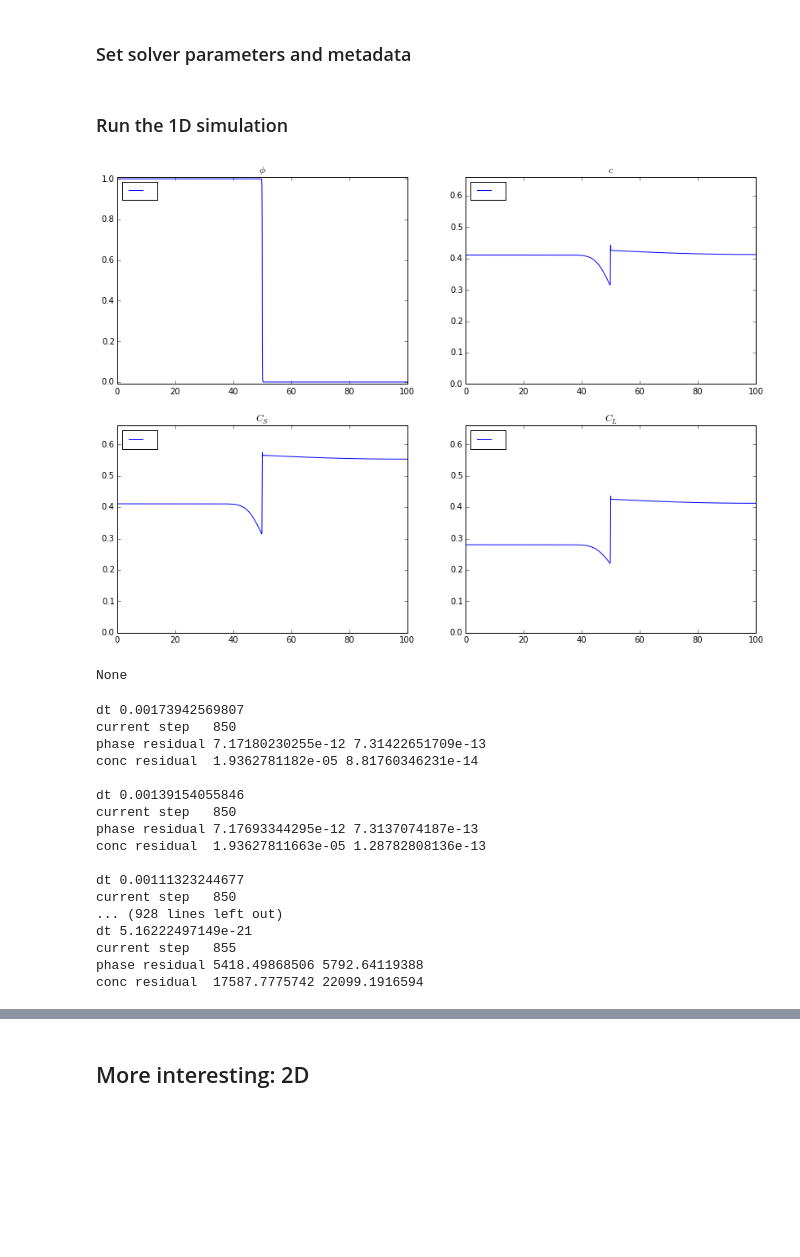
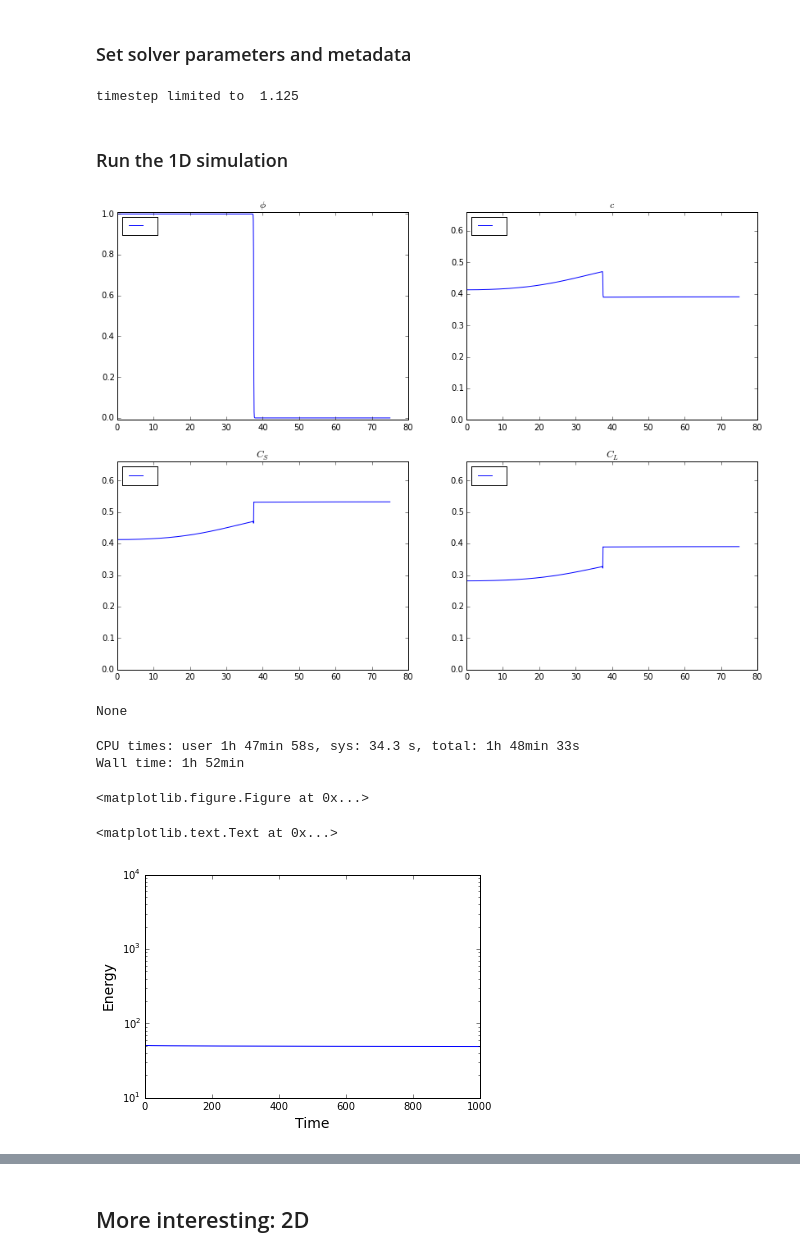
Before and after one commit to tkphd/KKS-binary-solidification, a Jupyter notebook: FiPy-KKS.ipynb, the cells around one changed output, grey strips where cells are left out. Saved outputs shown, nothing was run; the diff lists cells and outputs as text; code cells hidden in the pictures; blank space fills up the shorter version.

```diff
--- a/FiPy-KKS.ipynb
+++ b/FiPy-KKS.ipynb
@@ -402,8 +403,8 @@ def initCircular(mesh, phase, conc, Cs, Cl, circles):
     Cl.value = interpolateCl(phase, conc, grid=False)
 # %%
 def evolveInTime(phase, conc, Cs, Cl, viewer, \
-               phaseEq, concEq, solver, dt, dV, \
-               solidHistory, massHistory, \
+               phaseEq, concEq, solver, dt, dtLimit, dV, \
+               energyHistory, massHistory, \
                elapsedTime, currentStep, totalSteps, \
                dataDirectory):
     sweepLimit = 10
@@ -434,7 +435,7 @@ def evolveInTime(phase, conc, Cs, Cl, viewer, \
         if (phaseResidual < phaseResidual0 * tolerance) and (concResidual < concResidual0 * tolerance):
             elapsedTime += dt.value
             currentStep.setValue(currentStep.value + 1)
-            if dt.value < 1.:
+            if dt.value < dtLimit:
                 dt.setValue(dt.value * 1.1)
             if currentStep % 10 == 0:
                 display.display(viewer.plot())
@@ -442,7 +443,7 @@ def evolveInTime(phase, conc, Cs, Cl, viewer, \
                 glc = np.array(conc.globalValue)
                 glcs = np.array(Cs.globalValue)
                 glcl = np.array(Cl.globalValue)
-                solidHistory.append( (glp > 0.5).sum() * dV )
+                energyHistory.append( freeEnergyDensity(phase, conc, Cs, Cl).globalValue.sum() * dV )
                 massHistory.append( glc.sum() * dV )
                 if parallelComm.procID == 0:
                     np.savez_compressed('{0}/dump{1}.npz'.format(dataDirectory, currentStep), \
@@ -464,7 +465,7 @@ def evolveInTime(phase, conc, Cs, Cl, viewer, \
 # %%
 # Spatial parameters
 dx1 = 0.075    # mesh resolution
-nx1 = 100/dx1  # domain size
+nx1 = 75 / dx1 # domain size
 
 # 1D Grid
 mesh1D = Grid1D(nx=nx1, dx=dx1)
@@ -476,9 +477,6 @@ conc1  = CellVariable(mesh=mesh1D, hasOld=True)
 Cs1    = CellVariable(mesh=mesh1D, hasOld=True)
 Cl1    = CellVariable(mesh=mesh1D, hasOld=True)
 
-# Zero-flux (Neumann) boundary condition on concentration
-# conc1.faceGrad.constrain(0. * mesh1D.faceNormals, where=mesh1D.exteriorFaces)
-
 # Equations of motion
 phaseEq1 = buildPhaseEquation(mesh1D, phase1, Cs1, Cl1)
 concEq1 =  buildConcEquation(mesh1D, phase1, conc1, Cs1, Cl1)
@@ -509,52 +507,46 @@ viewer1 = MultiViewer(viewers = (Matplotlib1DViewer(vars=phase1, title='$\phi$',
 ### Set solver parameters and metadata
 # %%
 dt1 = Variable(5.0e-4) # initial timestep
+CFL1 = 250.
+dtLimit1 = CFL1 * dx1**2 / epsSq
+print 'timestep limited to ', dtLimit1
 
 elapsedTime1 = 0.
 currentStep1 = Variable(0) # Variables are mutable and passed by reference, integers are not.
 
 solver1 = Solver()
 
-solidHistory1 = []
+energyHistory1 = []
 massHistory1 = []
 
-solidHistory1.append( (np.array(phase1.globalValue) > 0.5).sum() * dV1 )
+energyHistory1.append( (np.array(phase1.globalValue) > 0.5).sum() * dV1 )
 massHistory1.append( (np.array(conc1.globalValue)).sum() * dV1 )
+# %% [output]
+timestep limited to  1.125
 # %% [markdown]
 ### Run the 1D simulation
 # %%
 # To continue from an existing simulation, execute just this and the next cell
-totalSteps1 = 1000
+totalSteps1 = 10000
 # %%
 %time evolveInTime(phase1, conc1, Cs1, Cl1, viewer1, \
-             phaseEq1, concEq1, solver1, dt1, dV1, \
-             solidHistory1, massHistory1, \
+             phaseEq1, concEq1, solver1, dt1, dtLimit1, dV1, \
+             energyHistory1, massHistory1, \
              elapsedTime1, currentStep1, totalSteps1, \
              'data/FiPy/1D')
 # %% [output]
-[figure, old version]
+[figure, new version]
 None
-dt 0.00173942569807
-current step   850
-phase residual 7.17180230255e-12 7.31422651709e-13
-conc residual  1.9362781182e-05 8.81760346231e-14
-
-dt 0.00139154055846
-current step   850
-phase residual 7.17693344295e-12 7.3137074187e-13
-conc residual  1.93627811663e-05 1.28782808136e-13
-
-dt 0.00111323244677
-current step   850
-... (928 lines left out)
-dt 5.16222497149e-21
-current step   855
-phase residual 5418.49868506 5792.64119388
-conc residual  17587.7775742 22099.1916594
+CPU times: user 1h 47min 58s, sys: 34.3 s, total: 1h 48min 33s
+Wall time: 1h 52min
+<matplotlib.figure.Figure at 0x...>
 # %%
-plt.plot(solidHistory1)
+plt.semilogy(energyHistory1 - 1.01*np.min(energyHistory1))
 plt.xlabel('Time', fontsize=14)
-plt.ylabel('Solid fraction', fontsize=14)
+plt.ylabel('Energy', fontsize=14)
+# %% [output]
+<matplotlib.text.Text at 0x...>
+[figure, added]
 # %%
 plt.plot(massHistory1)
 plt.xlabel('Time', fontsize=14)
```
Also changed, not shown: parts of 15 cells of this notebook.
